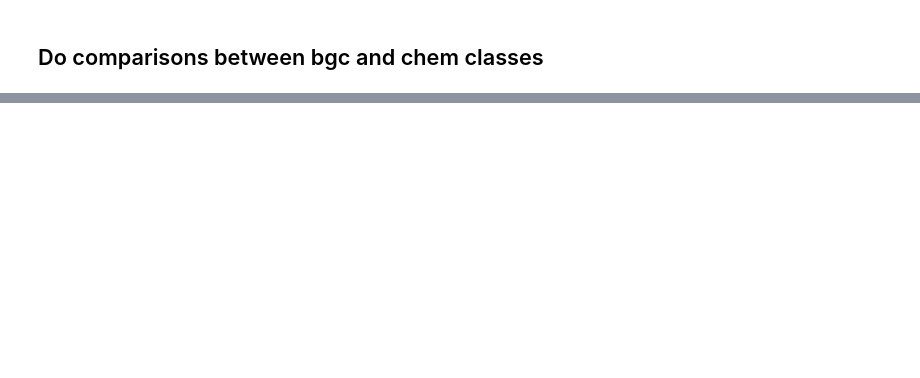
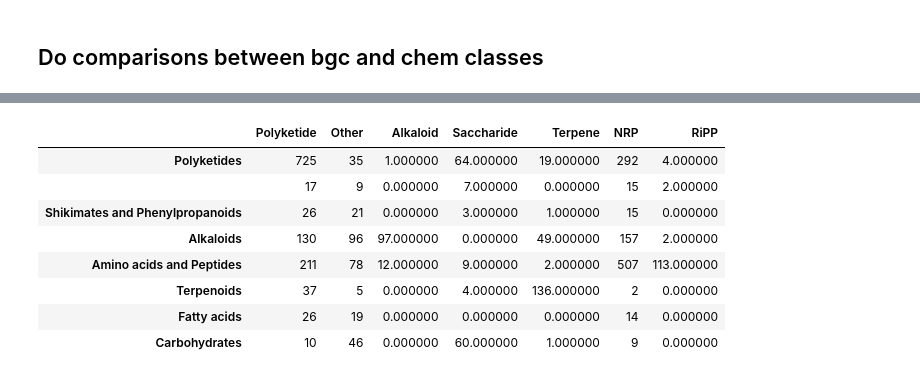
Before and after one commit to louwenjjr/mibig_classifications, a Jupyter notebook: notebooks/5-make_probability_tables.ipynb, the cells around one changed output, grey strips where cells are left out. Cells and saved outputs as stored; diff of their text form; code cells hidden in the pictures; blank space fills up the shorter version.

```diff
--- a/notebooks/5-make_probability_tables.ipynb
+++ b/notebooks/5-make_probability_tables.ipynb
@@ -65,0 +138,14 @@ print(legend)
+# %%
+s = df_mibig_cls_npc_pathway.style.bar(color=['#5fba7d'], axis=0, align='zero')
+# s.style.bar(color=['#5fba7d'], axis=1, align='zero')
+s
+# %% [output]
+|  | Polyketide | Other | Alkaloid | Saccharide | Terpene | NRP | RiPP |
+| Polyketides | 725 | 35 | 1.000000 | 64.000000 | 19.000000 | 292 | 4.000000 |
+|  | 17 | 9 | 0.000000 | 7.000000 | 0.000000 | 15 | 2.000000 |
+| Shikimates and Phenylpropanoids | 26 | 21 | 0.000000 | 3.000000 | 1.000000 | 15 | 0.000000 |
+| Alkaloids | 130 | 96 | 97.000000 | 0.000000 | 49.000000 | 157 | 2.000000 |
+| Amino acids and Peptides | 211 | 78 | 12.000000 | 9.000000 | 2.000000 | 507 | 113.000000 |
+| Terpenoids | 37 | 5 | 0.000000 | 4.000000 | 136.000000 | 2 | 0.000000 |
+| Fatty acids | 26 | 19 | 0.000000 | 0.000000 | 0.000000 | 14 | 0.000000 |
+| Carbohydrates | 10 | 46 | 0.000000 | 60.000000 | 1.000000 | 9 | 0.000000 |
```
Also changed, not shown: parts of 7 cells of this notebook.
